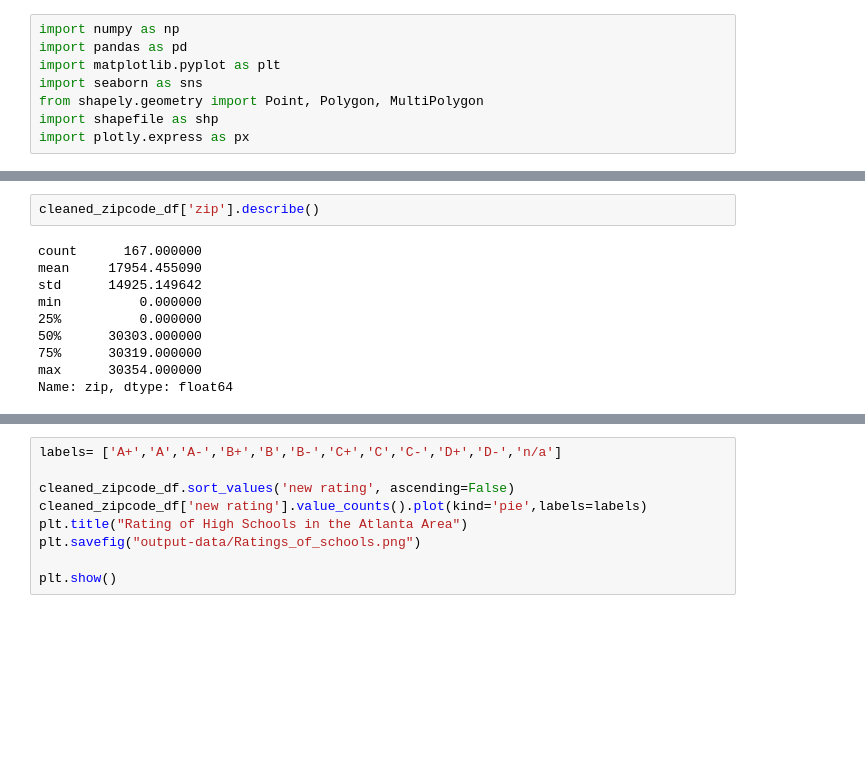
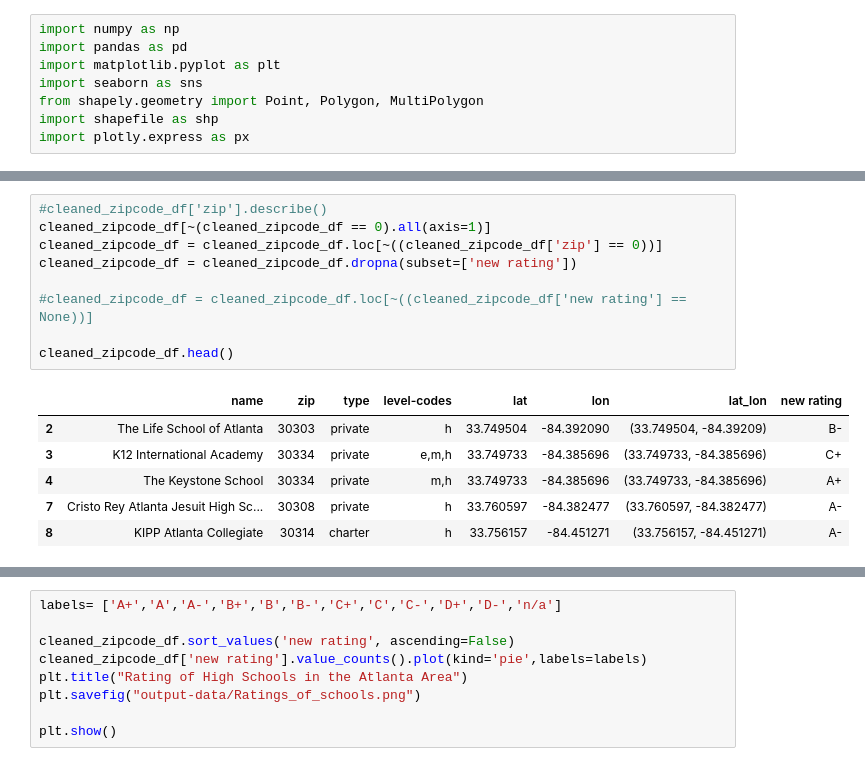
Before and after one commit to KellyPared/GT-Bootcamp-Atlanta_schoolsby_district, a Jupyter notebook: school_graphs-kps.ipynb, the cells around one changed output, grey strips where cells are left out. Saved outputs shown, nothing was run; the diff lists cells and outputs as text; blank space fills up the shorter version.

```diff
--- a/school_graphs-kps.ipynb
+++ b/school_graphs-kps.ipynb
@@ -22,12 +29,16 @@ cleaned_zipcode_df.head()
 # %%
-cleaned_zipcode_df['zip'].describe()
+#cleaned_zipcode_df['zip'].describe()
+cleaned_zipcode_df[~(cleaned_zipcode_df == 0).all(axis=1)]
+cleaned_zipcode_df = cleaned_zipcode_df.loc[~((cleaned_zipcode_df['zip'] == 0))]
+cleaned_zipcode_df = cleaned_zipcode_df.dropna(subset=['new rating'])
+
+#cleaned_zipcode_df = cleaned_zipcode_df.loc[~((cleaned_zipcode_df['new rating'] == None))]
+
+cleaned_zipcode_df.head()
 # %% [output]
-count      167.000000
-mean     17954.455090
-std      14925.149642
-min          0.000000
-25%          0.000000
-50%      30303.000000
-75%      30319.000000
-max      30354.000000
-Name: zip, dtype: float64
+|  | name | zip | type | level-codes | lat | lon | lat_lon | new rating |
+| 2 | The Life School of Atlanta | 30303 | private | h | 33.749504 | -84.392090 | (33.749504, -84.39209) | B- |
+| 3 | K12 International Academy | 30334 | private | e,m,h | 33.749733 | -84.385696 | (33.749733, -84.385696) | C+ |
+| 4 | The Keystone School | 30334 | private | m,h | 33.749733 | -84.385696 | (33.749733, -84.385696) | A+ |
+| 7 | Cristo Rey Atlanta Jesuit High Sc... | 30308 | private | h | 33.760597 | -84.382477 | (33.760597, -84.382477) | A- |
+| 8 | KIPP Atlanta Collegiate | 30314 | charter | h | 33.756157 | -84.451271 | (33.756157, -84.451271) | A- |
```
Also changed, not shown: parts of 7 cells of this notebook, 6 other files.
